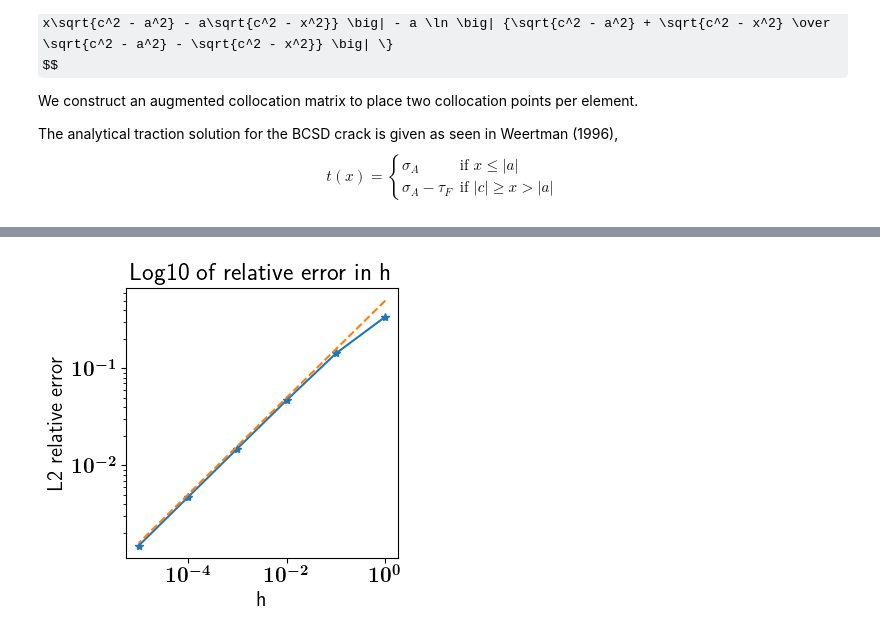
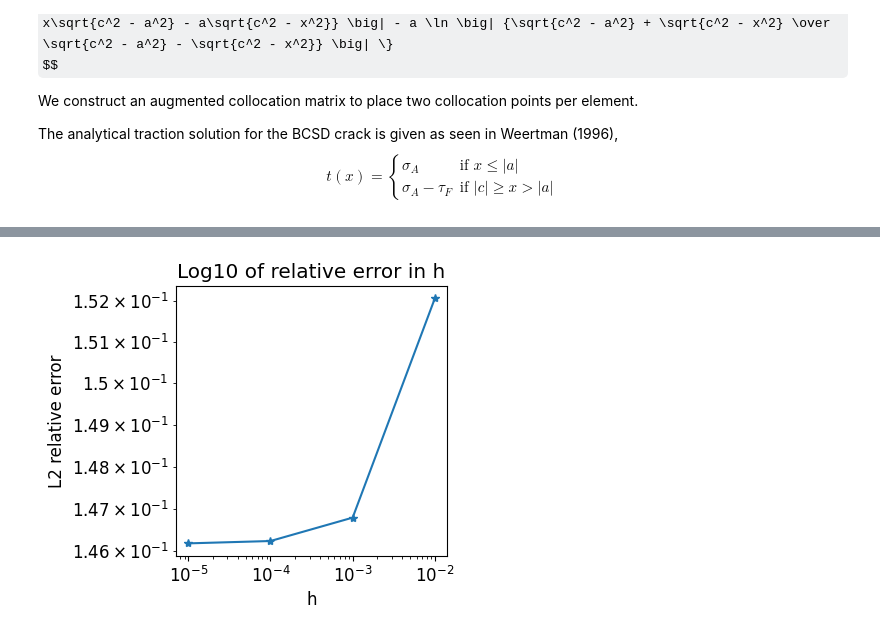
Before and after one commit to ratuldas6/BigWham-Example-Notebooks, a Jupyter notebook: 2d_BCSD_crack_2DP1.ipynb, the cells around one changed output, grey strips where cells are left out. Cells and saved outputs as stored; diff of their text form; code cells hidden in the pictures; some formulas as TeX source.

Commit message:
latex formatting removed

```diff
--- a/2d_BCSD_crack_2DP1.ipynb
+++ b/2d_BCSD_crack_2DP1.ipynb
@@ -25,15 +25,16 @@ import os
 np.set_printoptions(precision=5, suppress=True)
 import matplotlib.pyplot as plt
 from matplotlib import ticker, cm, colors
+
 %matplotlib inline
 # %config InlineBackend.figure_format = 'retina'
 plt.rcParams['figure.figsize'] = [3.5, 3.5]
-plt.rcParams['font.size'] = 15
-plt.rcParams['text.usetex']=True
+plt.rcParams['font.size'] = 12
+#plt.rcParams['text.usetex']=True
 plt.rcParams["savefig.bbox"] = "tight"
 plt.rcParams["savefig.pad_inches"] = 0.1
 plt.rcParams["savefig.dpi"] = 100
-plt.rcParams["text.latex.preamble"] =r'\usepackage{amsmath}'+ r'\usepackage{amssymb}' + r'\usepackage{accents}'+ r'\usepackage{bm}'+ r'\boldmath'+ r'\renewcommand{\v}[1]{\boldsymbol{{#1}}}'+ r'\DeclareRobustCommand{\sot}[1]{\boldsymbol{{#1}}}'
+#plt.rcParams["text.latex.preamble"] =r'\usepackage{amsmath}'+ r'\usepackage{amssymb}' + r'\usepackage{accents}'+ r'\usepackage{bm}'+ r'\boldmath'+ r'\renewcommand{\v}[1]{\boldsymbol{{#1}}}'+ r'\DeclareRobustCommand{\sot}[1]{\boldsymbol{{#1}}}'
 
 norm1 = lambda a : np.linalg.norm(a, axis=1)
 norm = lambda a : np.linalg.norm(a)
@@ -156,5 +176,5 @@ plt.plot(col_pts_aug[:, 0], t.reshape(-1, 2)[:, 1])
 # %%
-nelts_array = [10**i for i in range(6)]
+nelts_array = [10**i for i in range(2,6)]
 rel_err_array = []
 
 for nelts in nelts_array:
@@ -169,11 +189,20 @@ for nelts in nelts_array:
     eps_aca = 1.e-4
 
     # Hmatrix
-    kernel = "2DP0"
+    kernel = "2DP1"
     elas_prop = np.array([E, nu])
     hmat = Hmatrix(kernel, coor, conn, elas_prop, max_leaf_size, eta, eps_aca)
 
-    col_pts = hmat.getMeshCollocationPoints()
+    col_pts = np.zeros((conn.shape[0] * 2, conn.shape[1]))
+    count = 0
+    col_pts[count, :] = coor[0, :]
+    count += 1
+    for i in range(1, coor.shape[0] -  1):
+        col_pts[count, :] = coor[i, :]
+        count += 1
+        col_pts[count, :] = coor[i, :]
+        count += 1
+    #col_pts[count, :] = coor[i+1, :]
 
     dd = np.zeros(col_pts.shape)
 
@@ -183,6 +212,10 @@ for nelts in nelts_array:
     a_ctzl2 = a*ctzl2
 
     dd[:, 1] = pre_fac * (col_pts[:, 0]*np.log(abs((x_pzl2 + a_ctzl2)/(x_pzl2 - a_ctzl2))) - a*np.log(abs((pzl2 + ctzl2)/(pzl2 - ctzl2))))
+    dd[:, 1][int(len(dd)/4)-1] = 0.6618431437
+    dd[:, 1][int(len(dd)/4)] = 0.6618431437
+    dd[:, 1][int(3*len(dd)/4)-1] = 0.6618431437
+    dd[:, 1][int(3*len(dd)/4)] = 0.6618431437
 
     # calculate tractions
     t = hmat.matvec(dd.flatten())
@@ -197,6 +230,8 @@ for nelts in nelts_array:
     print("L2 Rel error {}".format(rel_err))
     rel_err_array.append(rel_err)
 
+    plt.plot(col_pts[:, 0], t.reshape(-1, 2)[:, 1], label = 'num =' + str(nelts))
+
     '''
     info
     dd_calc_norm = dd_calc/(a*pre_fac)
@@ -204,6 +239,7 @@ for nelts in nelts_array:
     #plt.plot(np.linalg.norm(col_pts, axis=1), dd_calc.reshape(-1, 2), ".k")
     plt.plot(col_pts[:, 0], dd_calc_norm.reshape(-1, 2)[:, 1], ".")
     plt.plot(col_pts[:, 0], dd.reshape(-1, 2)[:, 1], ".")
-    #plt.ylim([-0.01, 0.01])
     '''
+plt.ylim([-3, 3])
+plt.legend()
 # %% [output]
@@ -269,14 +307,14 @@ print(c)
 # %%
 plt.figure()
 plt.plot(h_array, rel_err_array, "*-")
-plt.plot(h_array, 0.5*np.array(h_array) ** (m) , "--")
+#plt.plot(h_array, 0.5*np.array(h_array) ** (m) , "--")
 plt.title("Log10 of relative error in h")
 plt.xlabel("h")
 plt.ylabel("L2 relative error")
-plt.yscale('log',base=10)
-plt.xscale('log',base=10)
+plt.yscale('log', base=10)
+plt.xscale('log', base=10)
 #saves fig - remember to remove
-# plt.savefig('log2_rel_err_h.png', dpi=100, bbox_inches='tight')
-# plt.show()
+#plt.savefig('log2_rel_err_h.png', dpi=100, bbox_inches='tight')
+#plt.show()
 # %% [output]
-[figure, old version]
+[figure, new version]
```
Also changed, not shown: parts of 9 cells of this notebook, 9 other files.
